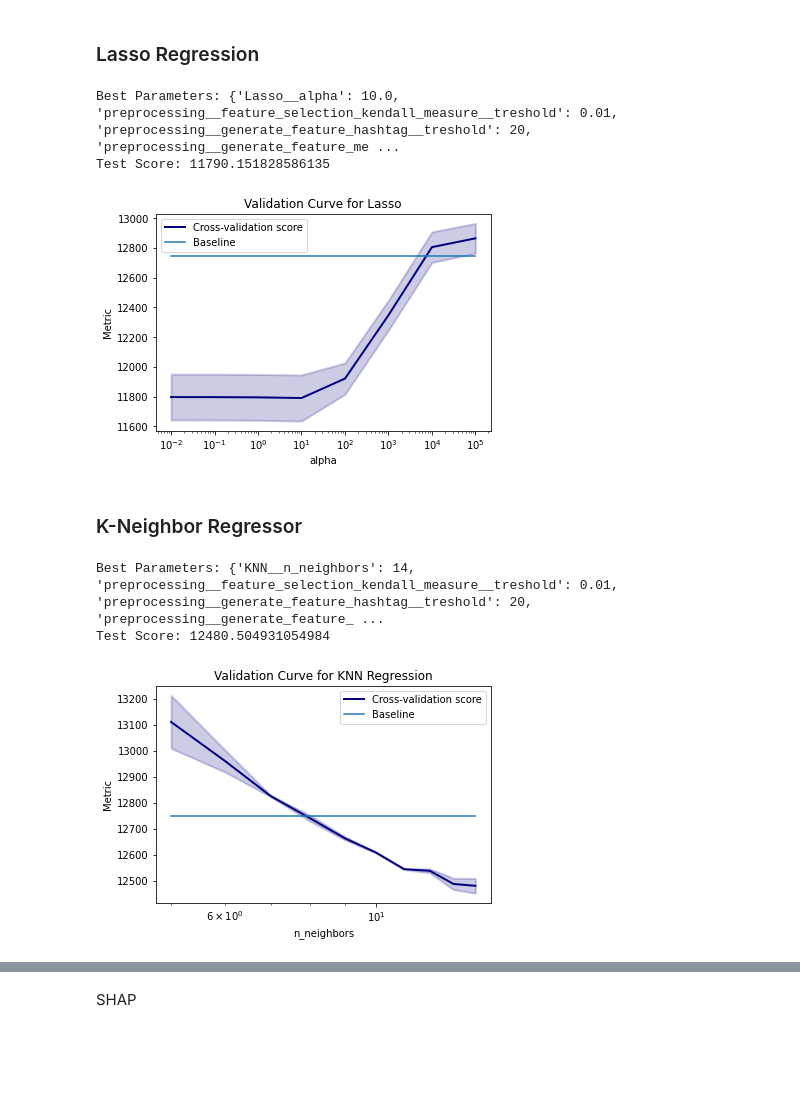
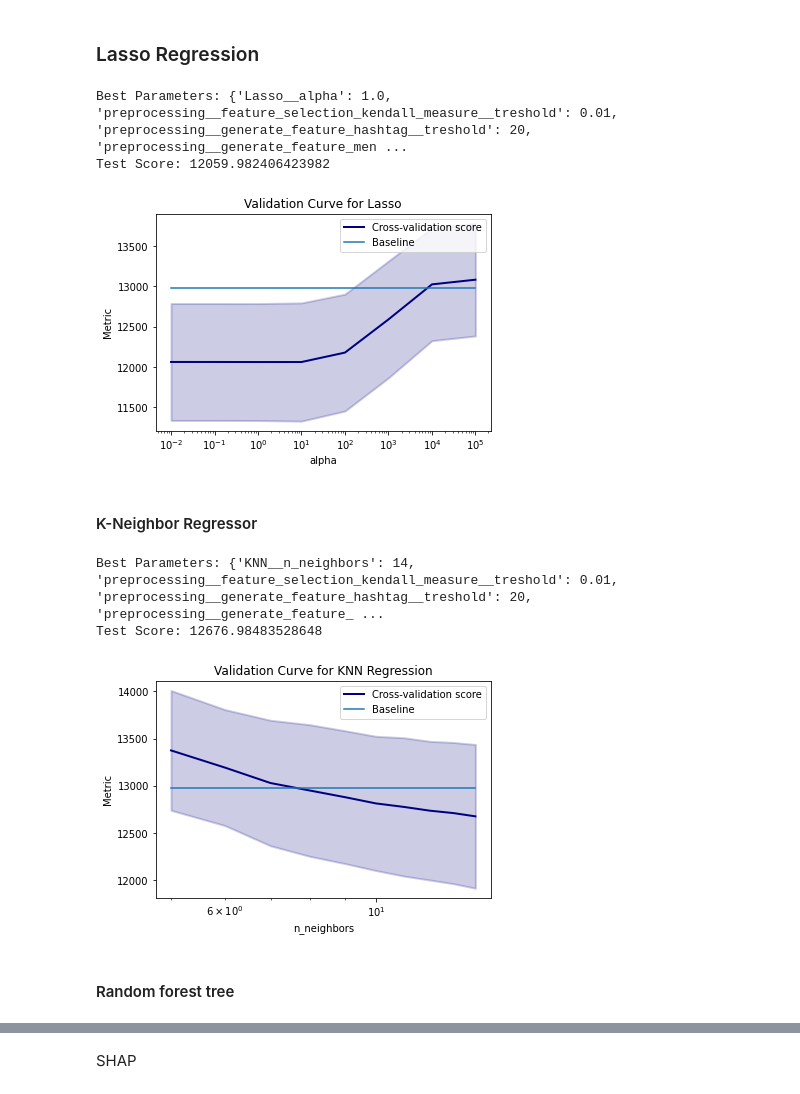
Before and after one commit to JakobLangenbahn/predict_realdonaldtrump_retweets, a Jupyter notebook: Predicting Trumps Retweets.ipynb, the cells around one changed output, grey strips where cells are left out. Drawn from its saved outputs; the diff is of its cells as text; code cells hidden in the pictures; blank space fills up the shorter version.

```diff
--- a/Predicting Trumps Retweets.ipynb
+++ b/Predicting Trumps Retweets.ipynb
@@ -1060,0 +898,3 @@ def plot_learning_curve(estimator, title, X, y, scoring, baseline_scr, axes=None
+# %%
+#define scoring functions
+scoring = {'MAE': 'neg_mean_absolute_error', 'RMSE': "neg_root_mean_squared_error", 'R2': "r2" }
@@ -1120,23 +1008,0 @@ Test Score: 11625.361370339731
-# %%
-pipeline_ridge_regression = Pipeline([
-    ('preprocessing', pipeline_preprocessing),
-    ('RidgeRegression', Ridge())
-
-])
-
-param_grid_ridge_regression = {"preprocessing__generate_feature_hashtag__treshold": [20],
-              "preprocessing__generate_feature_mentions__treshold": [20],
-              "preprocessing__vectorize_stemming__min_df": [200],
-              "preprocessing__feature_selection_kendall_measure__treshold": [0.01],
-              "RidgeRegression__alpha": np.logspace(-2, 5, 8)
-             }
-
-grid_ridge_regression = GridSearchCV(pipeline_ridge_regression, param_grid_ridge_regression, cv=5, scoring = "neg_root_mean_squared_error")
-grid_ridge_regression.fit(X_train, y_train)
-
-print("Best Parameters: {}".format(grid_ridge_regression.best_params_))
-print("Test Score: {}".format(- grid_ridge_regression.best_score_))
-
-best_test_scores.append(-grid_ridge_regression.best_score_)
-best_params_choice.append(grid_ridge_regression.best_params_)
-best_algorithm_name.append("RidgeRegression")
@@ -1185,18 +1048,18 @@ param_grid_lasso_regression = {"preprocessing__generate_feature_hashtag__treshol
               "Lasso__alpha": lasso_alpha_param_range
              }
 
-grid_lasso_regression = GridSearchCV(pipeline_lasso_regression, param_grid_lasso_regression, cv=2, scoring = "neg_root_mean_squared_error")
+grid_lasso_regression = GridSearchCV(pipeline_lasso_regression, param_grid_lasso_regression, cv=2, refit='RMSE', scoring = scoring)
 grid_lasso_regression.fit(X_train, y_train)
 
 print("Best Parameters: {}".format(grid_lasso_regression.best_params_))
-print("Test Score: {}".format(- grid_lasso_regression.best_score_))
+print("\n Test Score: {}".format(- grid_lasso_regression.best_score_))
 
 best_test_scores.append(-grid_lasso_regression.best_score_ )
 best_params_choice.append(grid_lasso_regression.best_params_)
 best_algorithm_name.append("Lasso")
 # %% [output]
-Best Parameters: {'Lasso__alpha': 10.0, 'preprocessing__feature_selection_kendall_measure__treshold': 0.01, 'preprocessing__generate_feature_hashtag__treshold': 20, 'preprocessing__generate_feature_me ...
-Test Score: 11790.151828586135
+Best Parameters: {'Lasso__alpha': 1.0, 'preprocessing__feature_selection_kendall_measure__treshold': 0.01, 'preprocessing__generate_feature_hashtag__treshold': 20, 'preprocessing__generate_feature_men ...
+Test Score: 12059.982406423982
 # %%
 keys_dict = ["preprocessing__feature_selection_kendall_measure__treshold",\
             "preprocessing__generate_feature_hashtag__treshold", \
@@ -1210,16 +1073,16 @@ for index, cv_param in enumerate(grid_lasso_regression.cv_results_['params']):
     if cv_param_values == best_param_values:
         index_validation.append(index)
 
-mean_test_score = - grid_lasso_regression.cv_results_["mean_test_score"][index_validation]
-std_test_score = grid_lasso_regression.cv_results_["std_test_score"][index_validation]
+mean_test_score = - grid_lasso_regression.cv_results_["mean_test_RMSE"][index_validation]
+std_test_score = grid_lasso_regression.cv_results_["std_test_RMSE"][index_validation]
 
 title = "Validation Curve for Lasso"
 parameter = "alpha"
-validation_curve_function(title, parameter, lasso_alpha_param_range, mean_test_score, std_test_score, baseline_score, log_scale = True)
+validation_curve_function(title, parameter, lasso_alpha_param_range, mean_test_score, std_test_score, baseline_scores_mse)
 # %% [output]
-[figure, old version]
+[figure, new version]
 # %% [markdown]
-### K-Neighbor Regressor
+#### K-Neighbor Regressor
 # %%
 pipeline_knn_regression = Pipeline([
     ('preprocessing', pipeline_preprocessing),
@@ -1236,11 +1099,11 @@ param_grid_knn_regression = {"preprocessing__generate_feature_hashtag__treshold"
              }
 
 
-grid_knn_regression = GridSearchCV(pipeline_knn_regression, param_grid_knn_regression, cv=2, scoring = "neg_root_mean_squared_error")
+grid_knn_regression = GridSearchCV(pipeline_knn_regression, param_grid_knn_regression, cv=2, refit='RMSE', scoring = scoring)
 grid_knn_regression.fit(X_train, y_train)
 
 print("Best Parameters: {}".format(grid_knn_regression.best_params_))
-print("Test Score: {}".format(- grid_knn_regression.best_score_))
+print("\n Test Score: {}".format(- grid_knn_regression.best_score_))
 
 
 best_test_scores.append(-grid_knn_regression.best_score_)
@@ -1248,26 +1111,28 @@ best_params_choice.append(grid_knn_regression.best_params_)
 best_algorithm_name.append("KNN")
 # %% [output]
 Best Parameters: {'KNN__n_neighbors': 14, 'preprocessing__feature_selection_kendall_measure__treshold': 0.01, 'preprocessing__generate_feature_hashtag__treshold': 20, 'preprocessing__generate_feature_ ...
-Test Score: 12480.504931054984
+Test Score: 12676.98483528648
 # %%
 keys_dict = ["preprocessing__feature_selection_kendall_measure__treshold",\
             "preprocessing__generate_feature_hashtag__treshold", \
             "preprocessing__generate_feature_mentions__treshold", \
             "preprocessing__vectorize_stemming__min_df" \
             ]
 best_param_values = [grid_knn_regression.best_params_[key_name] for key_name in keys_dict]
 index_validation = []
 for index, cv_param in enumerate(grid_knn_regression.cv_results_['params']):
     cv_param_values = [cv_param[key_name] for key_name in keys_dict]
     if cv_param_values == best_param_values:
         index_validation.append(index)
 
-mean_test_score = - grid_knn_regression.cv_results_["mean_test_score"][index_validation]
-std_test_score = grid_knn_regression.cv_results_["std_test_score"][index_validation]
+mean_test_score = - grid_knn_regression.cv_results_["mean_test_RMSE"][index_validation]
+std_test_score = grid_knn_regression.cv_results_["std_test_RMSE"][index_validation]
 
 
 title = "Validation Curve for KNN Regression"
 parameter = "n_neighbors"
-validation_curve_function(title, parameter, n_neightbors_param_range, mean_test_score, std_test_score, baseline_score, log_scale = True)
+validation_curve_function(title, parameter, n_neightbors_param_range, mean_test_score, std_test_score, baseline_scores_mse)
 # %% [output]
-[figure, old version]
+[figure, new version]
+# %% [markdown]
+#### Random forest tree
```
Also changed, not shown: parts of 59 cells of this notebook.
